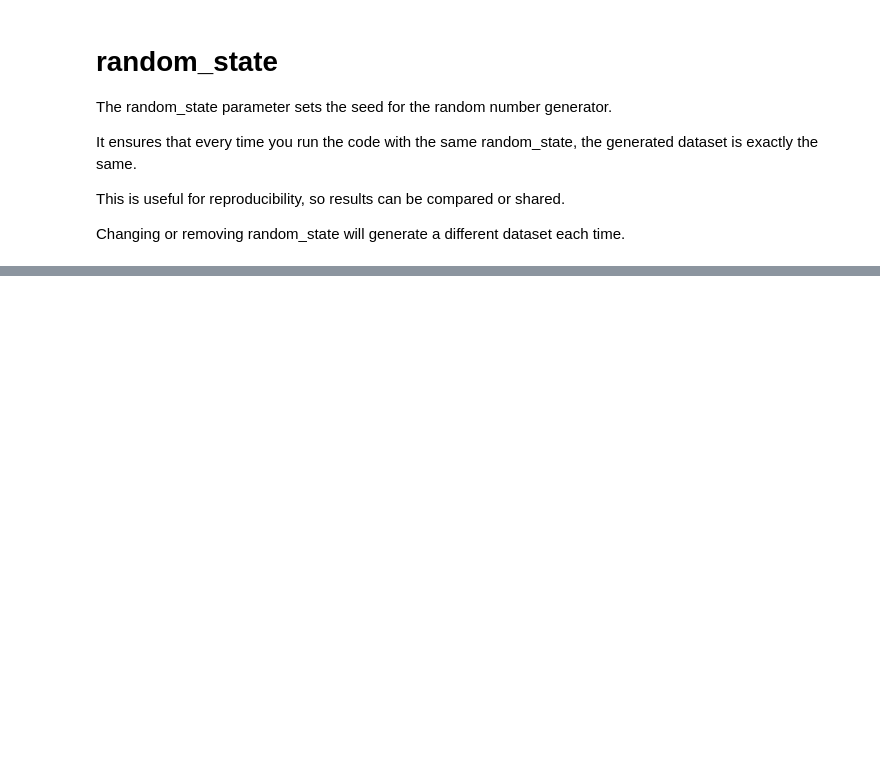
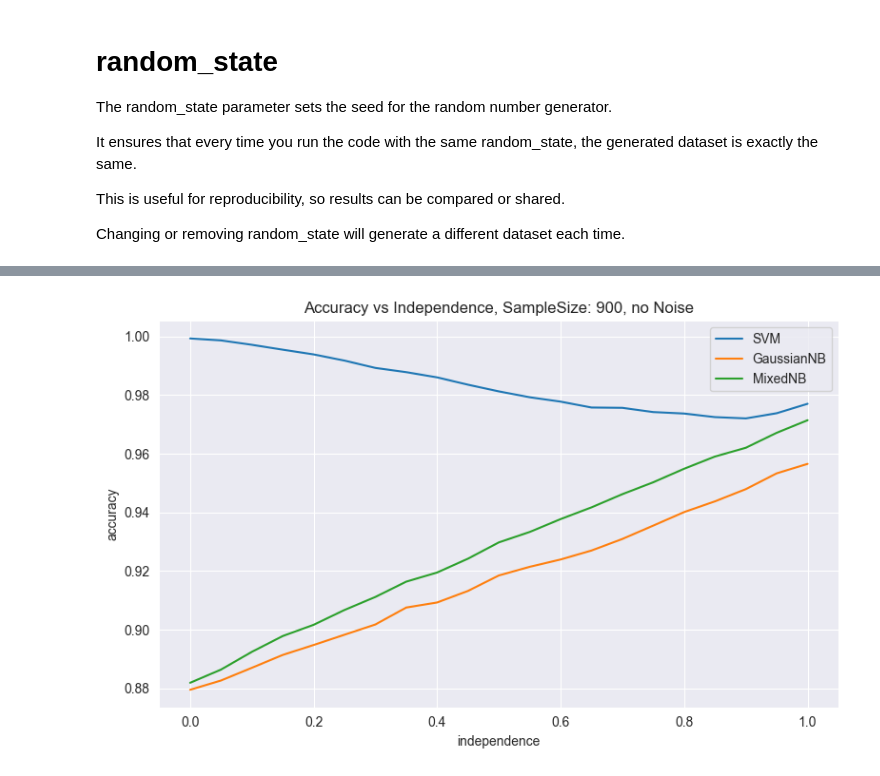
Before and after one commit to JanKoch99/MachineLearningDataMining, a Jupyter notebook: DataGeneration.ipynb, the cells around one changed output, grey strips where cells are left out. Saved outputs shown, nothing was run; the diff lists cells and outputs as text; code cells hidden in the pictures; blank space fills up the shorter version.

```diff
--- a/DataGeneration.ipynb
+++ b/DataGeneration.ipynb
@@ -442,0 +426,74 @@ plt.show()
+# %%
+from sklearn.svm import SVC
+from sklearn.metrics import accuracy_score
+from sklearn.naive_bayes import GaussianNB
+from sklearn.model_selection import train_test_split
+
+samples = 900
+independence_steps = np.round(np.arange(0, 1.05, 0.05), 2)
+noise_sigma = undefined
+random_states = range(1, 101)
+
+continuous_cols = ["Age", "RestingBP", "Cholesterol", "MaxHR", "Oldpeak"]
+
+# Collect accuracies for favor_nb=False and favor_nb=True
+accuracy = pd.DataFrame(
+    columns=[
+        "independence",
+        "svm_false", "gaussian_false", "mixed_gaussian_false"
+    ]
+)
+
+for independence_step in independence_steps:
+
+    svm_acc = []
+    nb_acc = []
+    mixed_nb_acc = []
+
+    for random_state in random_states:
+        # Generate Dataset
+        data_false = generate_synthetic_data(
+            n_samples=samples,
+            independence=independence_step,
+            random_state=random_state,
+            noise_sigma=noise_sigma
+        )
+        Xf = scale_features(data_false.loc[:, data_false.columns != 'y'])
+        Yf = data_false['y']
+        Xf_train, Xf_test, yf_train, yf_test = train_test_split(Xf, Yf, test_size=0.2, random_state=random_state)
+
+        Xf_cont_cols = [col for col in Xf_train.columns if col in continuous_cols]
+        Xf_bin_cols = [col for col in Xf_train.columns if col not in Xf_cont_cols]
+
+        # Create Models
+        svm_f = SVC(kernel='rbf', random_state=random_state)
+        nb_f = GaussianNB()
+        mixed_nb_f = MixedNB(continuous_cols=Xf_cont_cols, binary_cols=Xf_bin_cols)
+
+        # Train Models
+        svm_f.fit(Xf_train, yf_train)
+        nb_f.fit(Xf_train, yf_train)
+        mixed_nb_f.fit(Xf_train, yf_train)
+
+        # Save Accuracy
+        svm_acc.append(accuracy_score(yf_test, svm_f.predict(Xf_test)))
+        nb_acc.append(accuracy_score(yf_test, nb_f.predict(Xf_test)))
+        mixed_nb_acc.append(accuracy_score(yf_test, mixed_nb_f.predict(Xf_test)))
+
+    accuracy.loc[len(accuracy)] = [
+        independence_step,
+        np.mean(svm_acc), np.mean(nb_acc), np.mean(mixed_nb_acc)
+    ]
+
+plt.figure(figsize=(8,5))
+plt.plot(accuracy["independence"], accuracy["svm_false"], label="SVM")
+plt.plot(accuracy["independence"], accuracy["gaussian_false"], label="GaussianNB")
+plt.plot(accuracy["independence"], accuracy["mixed_gaussian_false"], label="MixedNB")
+plt.xlabel("independence")
+plt.ylabel("accuracy")
+plt.legend()
+plt.title("Accuracy vs Independence, SampleSize: 900, no Noise")
+plt.tight_layout()
+plt.show()
+# %% [output]
+[figure, added]
```
Also changed, not shown: parts of 6 cells of this notebook.
